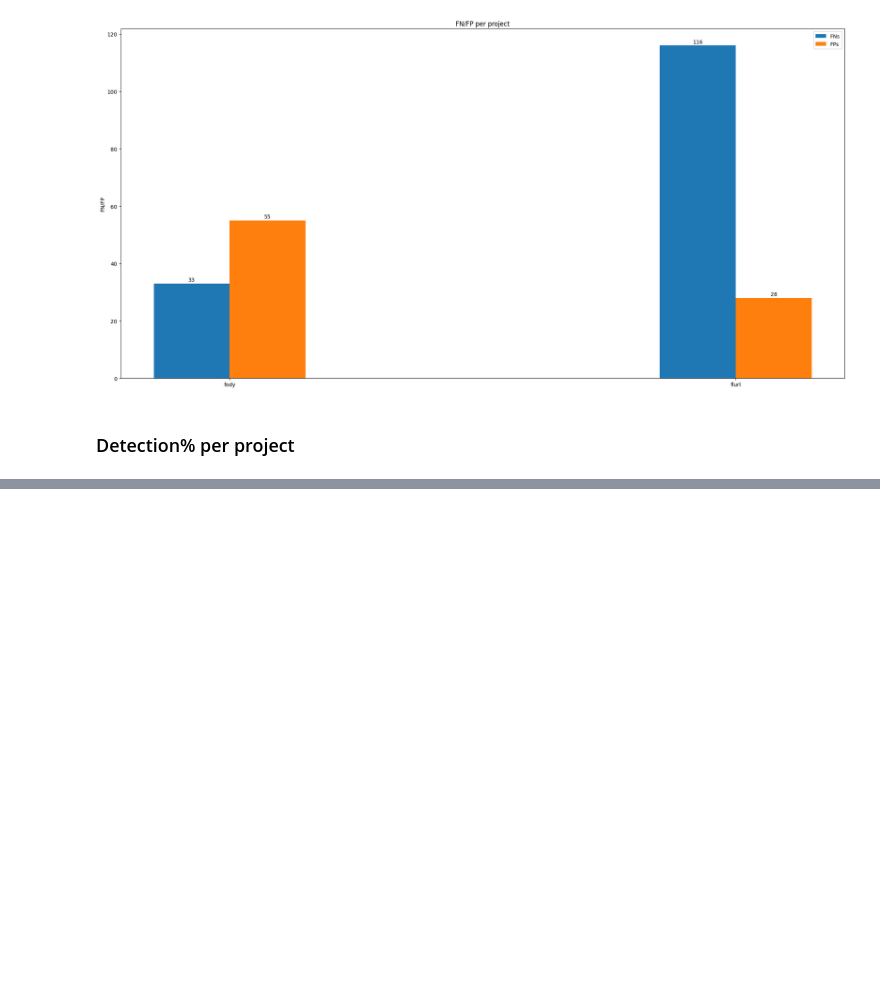
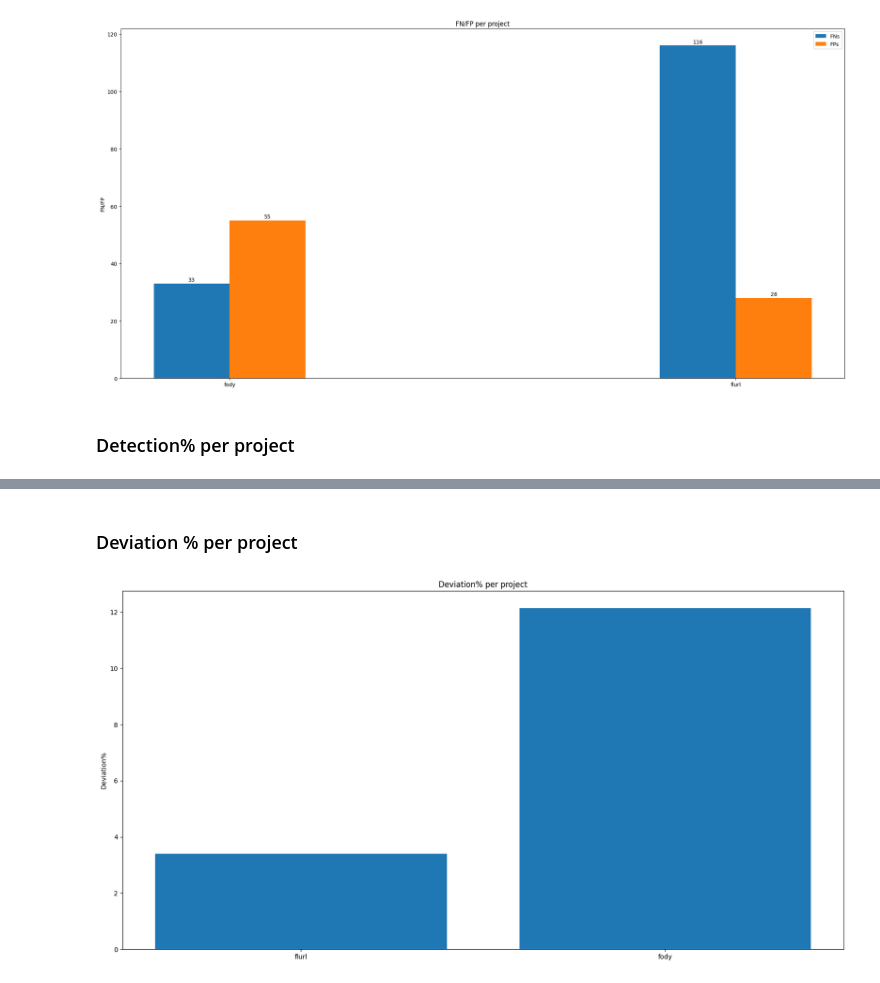
Before and after one commit to gregory-paidis-sonarsource/analysis-quality-extractor, a Jupyter notebook: src/main/output_visualize/visualize.ipynb, the cells around one changed output, grey strips where cells are left out. Drawn from its saved outputs; the diff is of its cells as text; code cells hidden in the pictures; blank space fills up the shorter version.

```diff
--- a/src/main/output_visualize/visualize.ipynb
+++ b/src/main/output_visualize/visualize.ipynb
@@ -196,0 +198,26 @@ generate_single_bars(labels, detections, ylabel="some label", title="title")
+# %% [markdown]
+### Deviation % per project
+# %%
+import matplotlib.pyplot as plt
+
+path = BASE_PATH + "summary_lang_specific"
+
+def get_valid_lines(lines):
+    valid = []
+    for l in lines[3:]:
+        if l.startswith("======"):
+            return valid
+        else:
+            valid.append(l)
+
+with open(path, "rt") as f:
+    lines = f.readlines()
+    lines = get_valid_lines(lines)
+
+splitted = [l.split(DELIMITER) for l in lines]
+labels = [l[0] for l in splitted]
+detections = [float(l[5].replace(",",".")) for l in splitted]
+
+generate_single_bars(labels, detections, ylabel="Deviation%", title="Deviation% per project")
+# %% [output]
+[figure, added]
```
Also changed, not shown: parts of 3 cells of this notebook.
